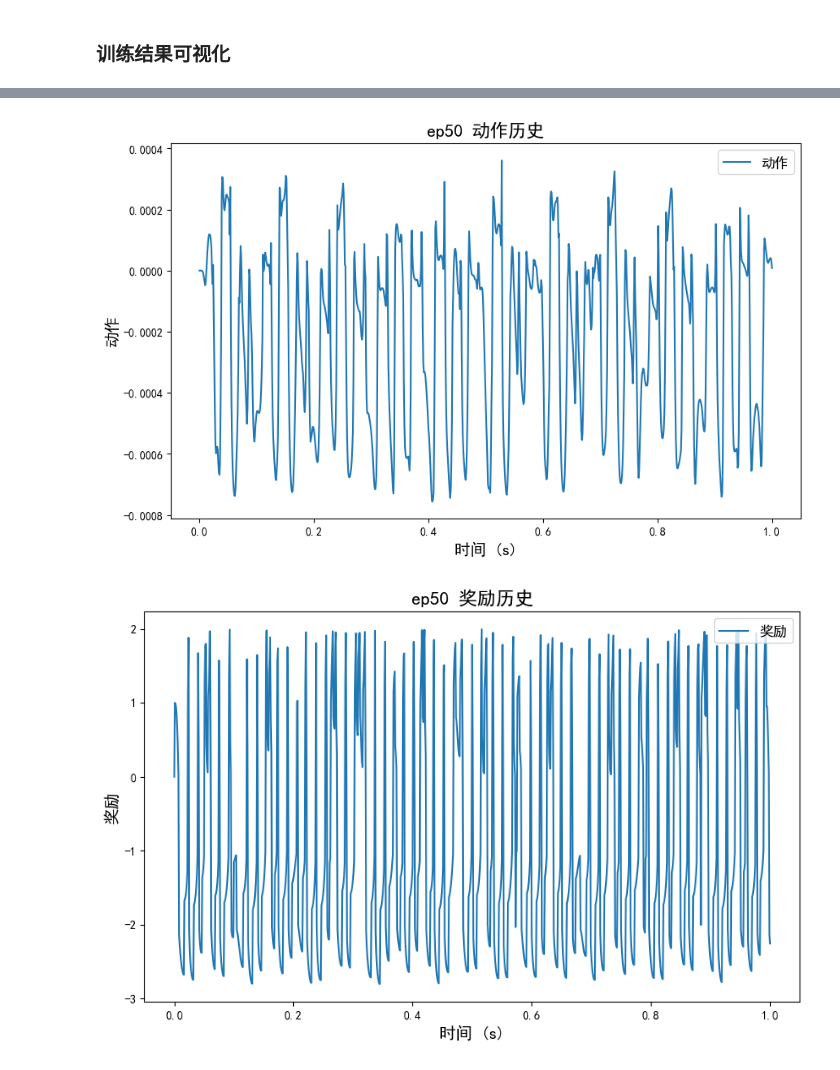
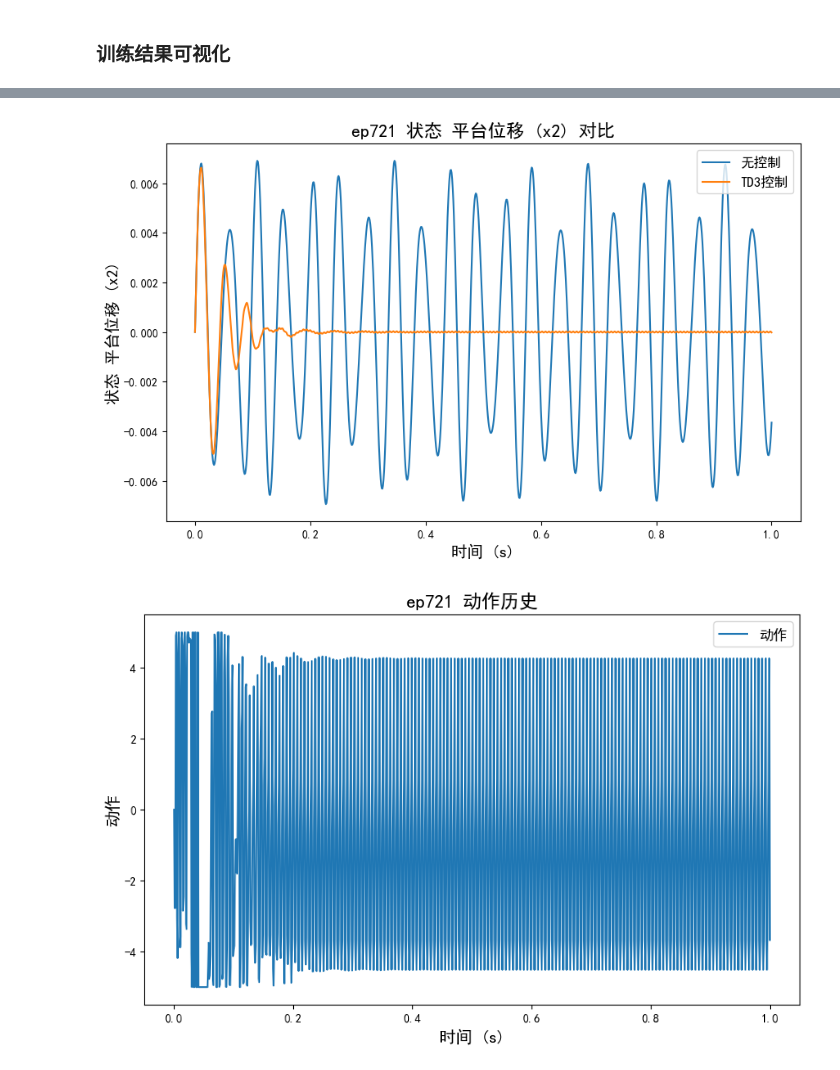
Before and after one commit to CodeZeng0214/DySysIdCtrl, a Jupyter notebook: 电磁式阻尼器深度强化学习/GRU-TD3训练（共享底层网络，考虑反应时间）/GRU_TD3_control.ipynb, the cells around one changed output, grey strips where cells are left out. Cells and saved outputs as stored; diff of their text form; code cells hidden in the pictures.

```diff
--- a/电磁式阻尼器深度强化学习/GRU-TD3训练（共享底层网络，考虑反应时间）/GRU_TD3_control.ipynb
+++ b/电磁式阻尼器深度强化学习/GRU-TD3训练（共享底层网络，考虑反应时间）/GRU_TD3_control.ipynb
@@ -224,6 +225,7 @@ env = ElectromagneticDamperEnv(
     x1_limit=ENV_PARAMS['x1_limit'],  # x1 位移限制
     use_dt_noise=ENV_PARAMS['use_dt_noise'], # 是否使用时间步长噪声
     dt_noise_std=ENV_PARAMS['dt_noise_std'], # 时间步长噪声标准差
+    tolerance=TRAIN_PARAMS['tolerance']  # 容忍度
 )
 
 logging.info("环境初始化完成，观测维度: %s", [STATES_NAME[idx] for idx in ENV_PARAMS['observation_indices']])
@@ -261,6 +263,7 @@ test_datasets.plot_episode_history(plot_state=[0, 3, 4, 5], plot_reward=True, pl
 agent = Gru_TD3Agent(
     norm=TD3_PARAMS['norm'],
     simple_nn=TD3_PARAMS['simple_nn'],
+    freeze_gru=freeze_gru,
 
     state_dim=len(ENV_PARAMS['observation_indices']) + int(TD3_PARAMS['aware_dt']) + int(TD3_PARAMS['aware_delay_time']), # 观测维度 + 是否感知时间步长 + 是否感知动作延迟时间
     action_dim=1,
@@ -328,7 +331,7 @@ TD3代理初始化完成
 # 加载先前的数据
 train_datasets = Datasets()
 # 加载先前训练的模型（如果存在）
-start_episode, load_agent = train_datasets.load_datasets(save_checkpoint_path)
+start_episode = train_datasets.load_datasets(save_checkpoint_path, agent)
 logging.info(f"加载了第 {start_episode} 轮的训练数据")
 print(f"加载了第 {start_episode} 轮训练数据")
 # %% [output]
@@ -358,7 +376,7 @@ if train_model:
         # 执行训练
         train_datasets = train_td3(
             env=env,
-            agent=agent if not load_agent else load_agent,
+            agent=agent,
             replay_buffer=replay_buffer,
             n_episodes=TRAIN_PARAMS['n_episodes'], # 训练轮次
             min_buffer_size=TRAIN_PARAMS['min_buffer_size'], # 最小缓冲池大小
@@ -394,15 +414,15 @@ train_datasets.plot_episode_datas(plot_rewards=False, plot_actor_losses=True, pl
 # %%
 # 训练对比
 # env.all_state0 = np.zeros(6)
 env.set_disturbance(zero)
 env.set_force_function(f_func=f_func)
 # env.set_force_function(sin_wave(amplitude=1000, frequency=300, phase=0))  # 设置扰动函数
 # env.set_force_function(sin_wave(amplitude=200, frequency=30, phase=0))  # 设置扰动函数
 # env.set_force_function(sin_wave(amplitude=300, frequency=40, phase=0))  # 设置扰动函数
 nc_datasets = env.run_simulation()
 c_datasets = env.run_simulation(controller=agent)
 c_datasets.checkpoint_name = f"ep{train_datasets.current_episode}"
-plot_compare_no_control(nc_datasets, c_datasets, save_path=save_plot_path, use_time_noise=env.use_dt_noise, show=True)
+plot_compare_no_control(nc_datasets, c_datasets, plot_state=[3], save_path=save_plot_path, plot_dt=env.use_dt_noise, plot_delay_time=agent.delay_enabled, show=True)
 # %% [output]
-[figure, old version]
+[figure, new version]
-[figure, old version]
+[figure, new version]
```
Also changed, not shown: parts of 12 cells of this notebook, 6 other files.
